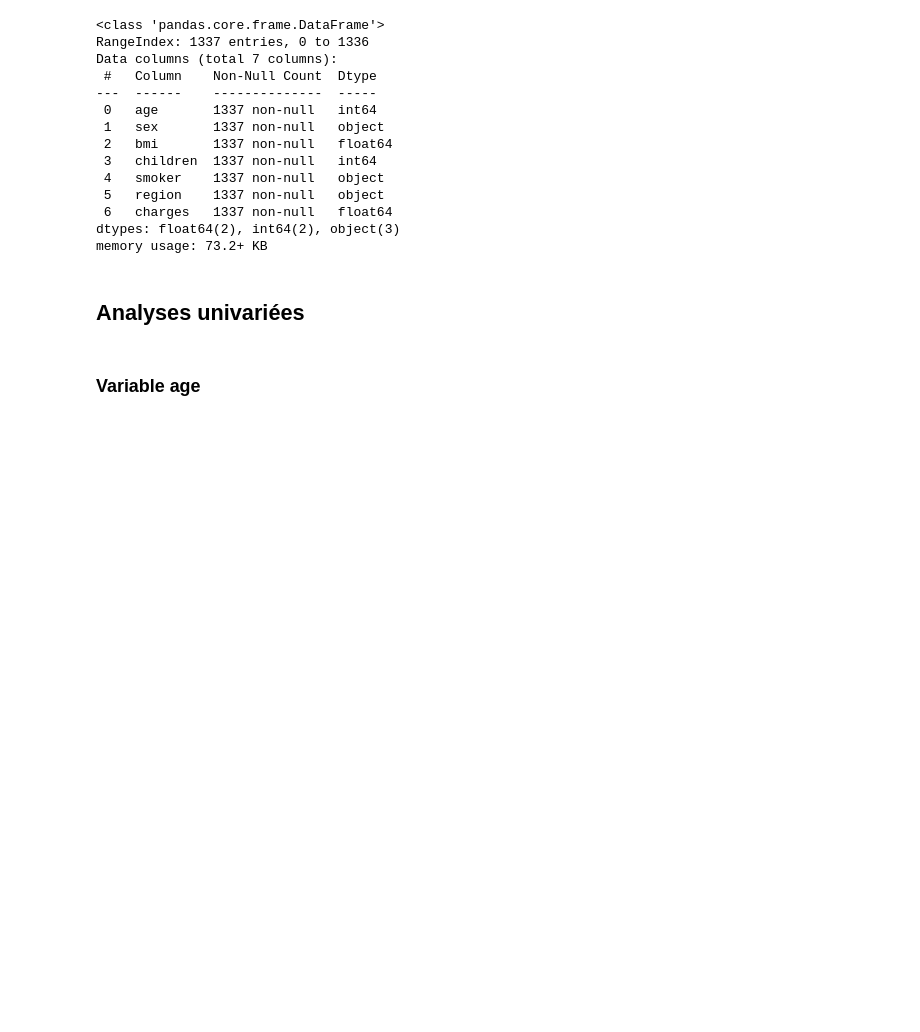
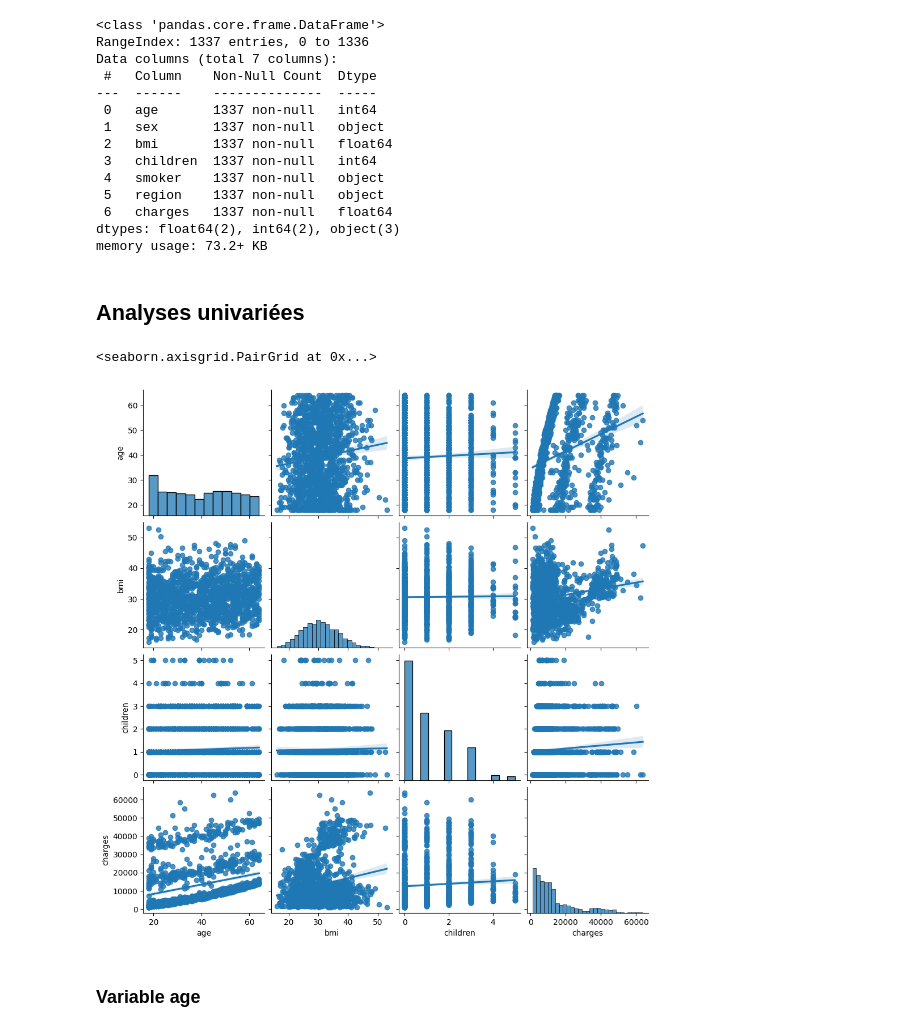
Before and after one commit to Jakimpact/prime-assurance-ia, a Jupyter notebook: analyse_q.ipynb, the cells around one changed output. Saved outputs shown, nothing was run; the diff lists cells and outputs as text; code cells hidden in the pictures; blank space fills up the shorter version.

```diff
--- a/analyse_q.ipynb
+++ b/analyse_q.ipynb
@@ -31,6 +31,11 @@ dtypes: float64(2), int64(2), object(3)
 memory usage: 73.2+ KB
 # %% [markdown]
 ## Analyses univariées
+# %%
+sns.pairplot(data, kind="reg")
+# %% [output]
+<seaborn.axisgrid.PairGrid at 0x...>
+[figure, added]
 # %% [markdown]
 ### Variable age
 # %% [markdown]
```
Also changed, not shown: parts of 13 cells of this notebook, 4 other files.
